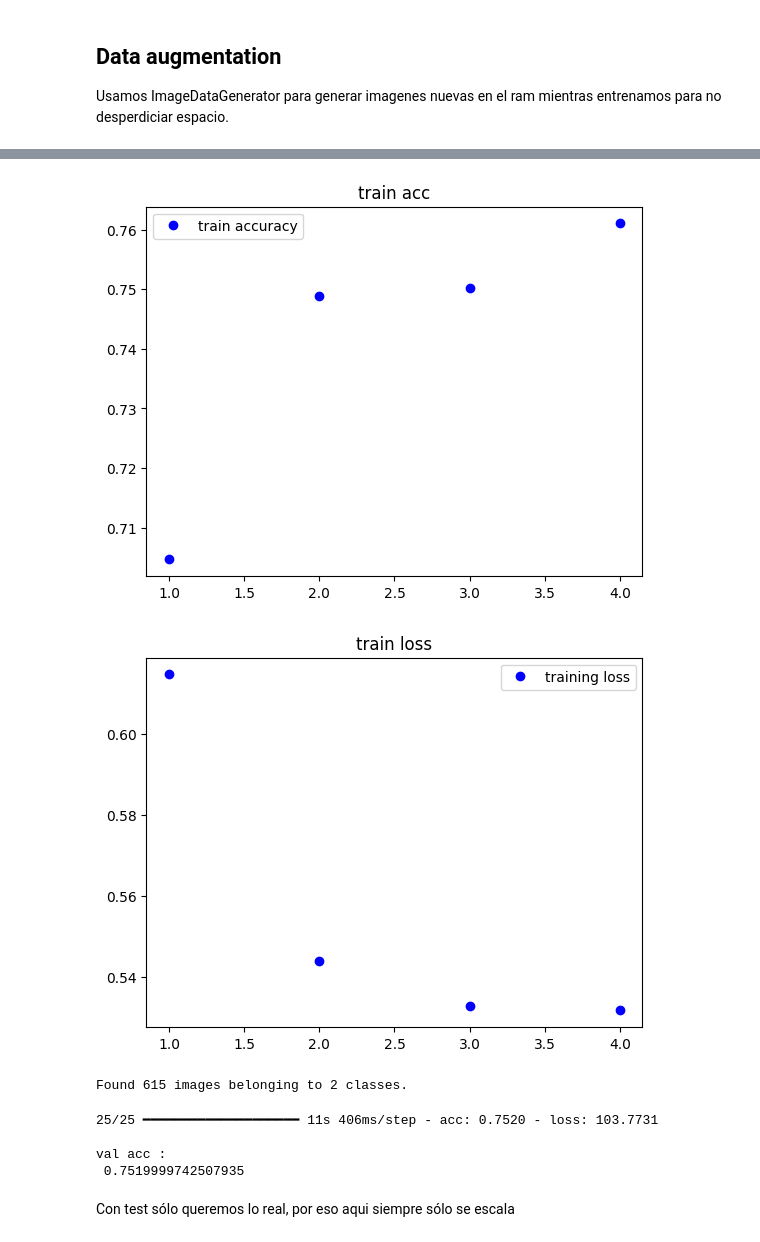
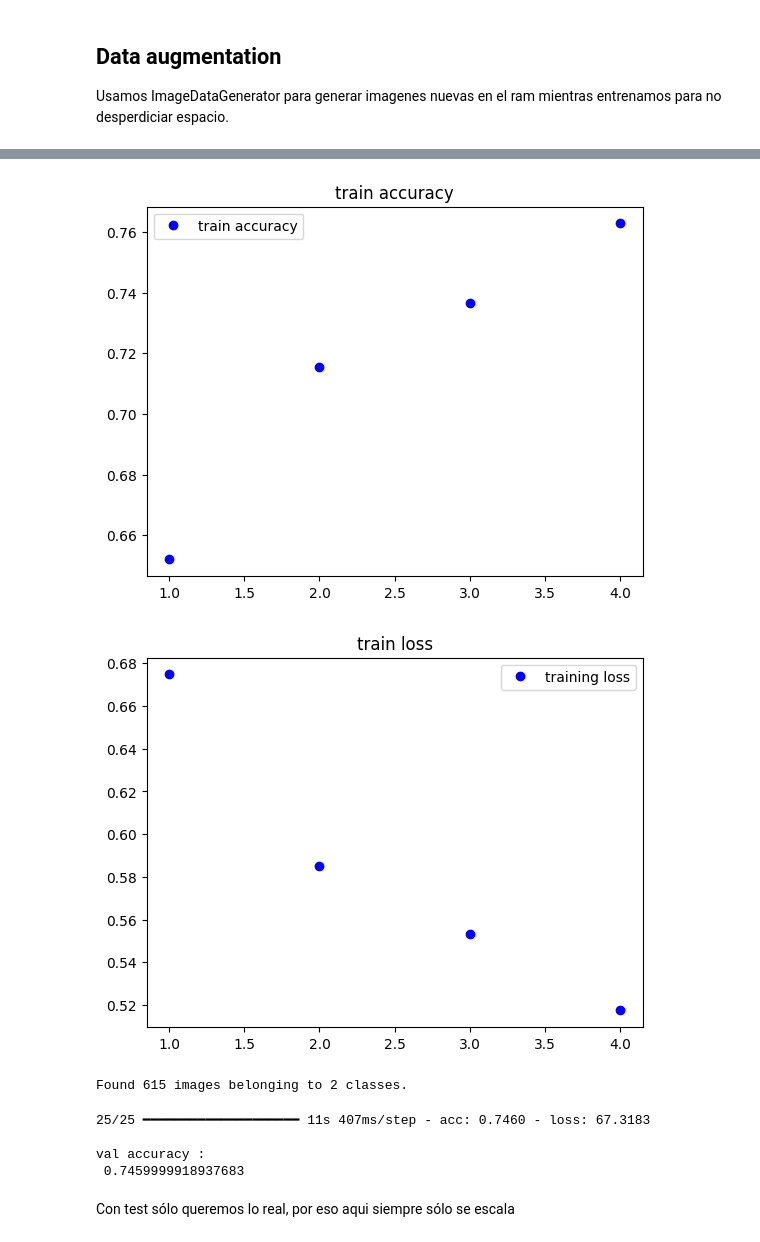
Before and after one commit to July230/AviDetect, a Jupyter notebook: Avance1_Generacion_seleccion_preprocesado.ipynb, the cells around one changed output, grey strips where cells are left out. Saved outputs shown, nothing was run; the diff lists cells and outputs as text; code cells hidden in the pictures.

```diff
--- a/Avance1_Generacion_seleccion_preprocesado.ipynb
+++ b/Avance1_Generacion_seleccion_preprocesado.ipynb
@@ -77,3 +77,3 @@ El nombre del dataset donde haremos el split es BirdVSDrone
 # %%
-datasetDir = os.path.join(path, "dataset")
-outputDir = "/content/drive/MyDrive/8vo_semestre/AplicacionesAvanzadas/InteligenciaArtificial/ProyectoIndividual/BirdVSDrone"
+datasetDirectory = os.path.join(path, "dataset")
+outputDirectory = "/content/drive/MyDrive/8vo_semestre/AplicacionesAvanzadas/InteligenciaArtificial/ProyectoIndividual/BirdVSDrone"
@@ -130,7 +137,7 @@ Images in val:
 # %% [markdown]
 Visualizamos las imagenes que hay
 # %%
-trainDir = os.path.join(outputDir, "train")
-testDir = os.path.join(outputDir, "test")
-valDir = os.path.join(outputDir, "val")
+trainDirectory = os.path.join(outputDirectory, "train")
+testDirectory = os.path.join(outputDirectory, "test")
+valDirectory = os.path.join(outputDirectory, "val")
 # %%
@@ -215,0 +222,18 @@ Found 2871 images belonging to 2 classes.
+# %%
+trainGenerator = trainDatagen.flow_from_directory(
+    trainDirectory,
+    target_size = (150, 150),
+    batch_size = 8,
+    class_mode ='binary')
+
+images , labels = trainGenerator[0]
+
+print(images.shape)
+print(labels)
+
+plt.figure()
+#subplot(r,c) provide the no. of rows and columns
+f, axarr = plt.subplots(1, images.shape[0], figsize=(30, 4))
+
+for i in range(images.shape[0]) :
+  axarr[i].imshow(images[i])
@@ -238,24 +271,25 @@ Model: "sequential_1"
  Trainable params: 56,075,033 (213.91 MB)
  Non-trainable params: 0 (0.00 B)
 # %%
-model.compile(loss="binary_crossentropy",
-						optimizer=optimizers.RMSprop(learning_rate=2e-5),
-						metrics=["acc"])
+model.compile(
+    loss="binary_crossentropy",
+    optimizer=optimizers.RMSprop(learning_rate=2e-5),
+    metrics=["acc"])
 # %%
 history = model.fit(trainGenerator, epochs = 4)
 
-acc = history.history["acc"]
+accuracy = history.history["acc"]
 loss = history.history["loss"]
 
-epochs = range(1, len(acc)+1)
+epochs = range(1, len(accuracy)+1)
 
-plt.plot(epochs,acc, "bo", label="train accuracy")
-plt.title('train acc')
+plt.plot(epochs, accuracy, "bo", label="train accuracy")
+plt.title("train accuracy")
 plt.legend()
 
 plt.figure()
 
-plt.plot(epochs,loss, "bo", label ="training loss")
+plt.plot(epochs, loss, "bo", label ="training loss")
 plt.title("train loss")
 plt.legend()
 
@@ -272,21 +306,21 @@ Epoch 4/4
-[figure, old version]
+[figure, new version]
-[figure, old version]
+[figure, new version]
 # %%
 valDatagen = ImageDataGenerator(1./255)
 valGenerator = valDatagen.flow_from_directory(
-    valDir,
+    valDirectory,
     target_size = (150, 150),
     batch_size = 20,
     class_mode = "binary")
 
-valLoss, valAcc = model.evaluate(valGenerator, steps = 25)
-print("\nval acc :\n", valAcc)
+valLoss, valAccuracy = model.evaluate(valGenerator, steps = 25)
+print("\nval accuracy :\n", valAccuracy)
 # %% [output]
 Found 615 images belonging to 2 classes.
-25/25 ━━━━━━━━━━━━━━━━━━━━ 11s 406ms/step - acc: 0.7520 - loss: 103.7731
+25/25 ━━━━━━━━━━━━━━━━━━━━ 11s 407ms/step - acc: 0.7460 - loss: 67.3183
 
-val acc :
- 0.7519999742507935
+val accuracy :
+ 0.7459999918937683
 # %% [markdown]
 Con test sólo queremos lo real, por eso aqui siempre sólo se escala
 # %%
```
Also changed, not shown: parts of 24 cells of this notebook.
